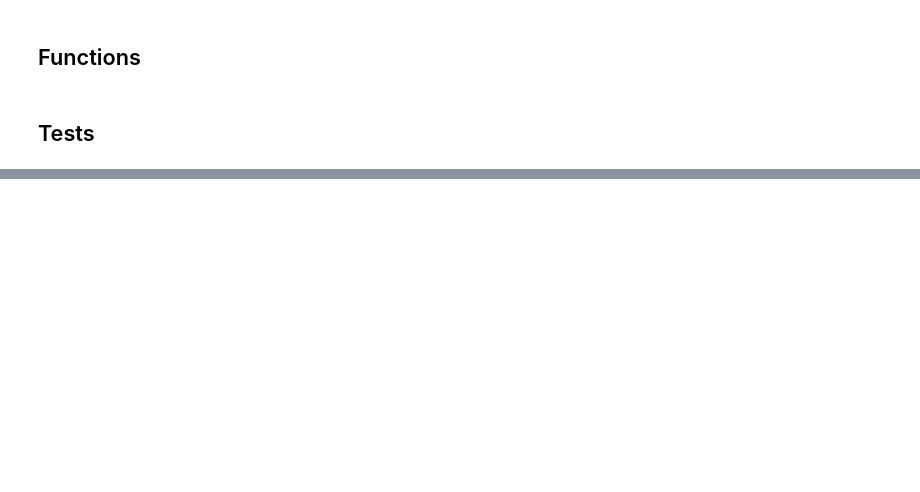
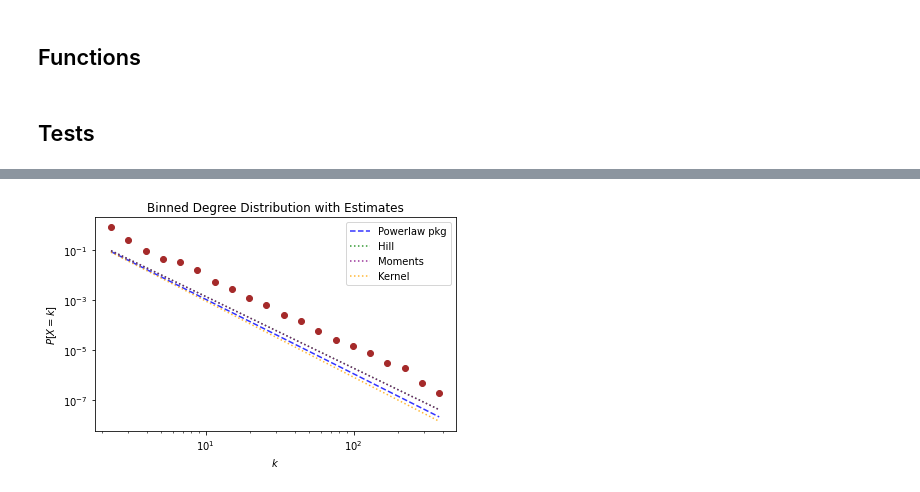
Before and after one commit to sagarkumar16/complex-networks-2, a Jupyter notebook: HW1.ipynb, the cells around one changed output, grey strips where cells are left out. Cells and saved outputs as stored; diff of their text form; code cells hidden in the pictures; blank space fills up the shorter version.

```diff
--- a/HW1.ipynb
+++ b/HW1.ipynb
@@ -225,0 +271,22 @@ fig.tight_layout()
+# %%
+
+hill_gamma = 2.8576419049285056
+moments_gamma = 2.8602272493254426
+kernel_gamma = 3.0387108557966616
+
+# Plotting Distribution with all of its estimates
+plt.loglog(dist_x, dist_y, 'o', color='brown')
+plt.plot(dist_x, [k**(-1*pl_fit.power_law.alpha) for k in dist_x], linestyle='dashed', color='blue', label='Powerlaw pkg',
+         alpha=0.8)
+plt.plot(dist_x, [k**(-1*hill_gamma) for k in dist_x], linestyle='dotted', color='green', label='Hill', alpha=0.8)
+plt.plot(dist_x, [k**(-1*moments_gamma) for k in dist_x], linestyle='dotted', color='purple', label='Moments', alpha=0.8)
+plt.plot(dist_x, [k**(-1*kernel_gamma) for k in dist_x], linestyle='dotted', color='orange', label='Kernel', alpha=0.8)
+plt.legend()
+plt.title('Binned Degree Distribution with Estimates')
+plt.ylabel(r'$P[X=k]$')
+plt.xlabel(r'$k$')
+plt.tight_layout()
+
+plt.savefig('HW1_fig2_degree_dist_estimates.svg')
+# %% [output]
+[figure, added]
```
Also changed, not shown: parts of 12 cells of this notebook, 6 other files.
